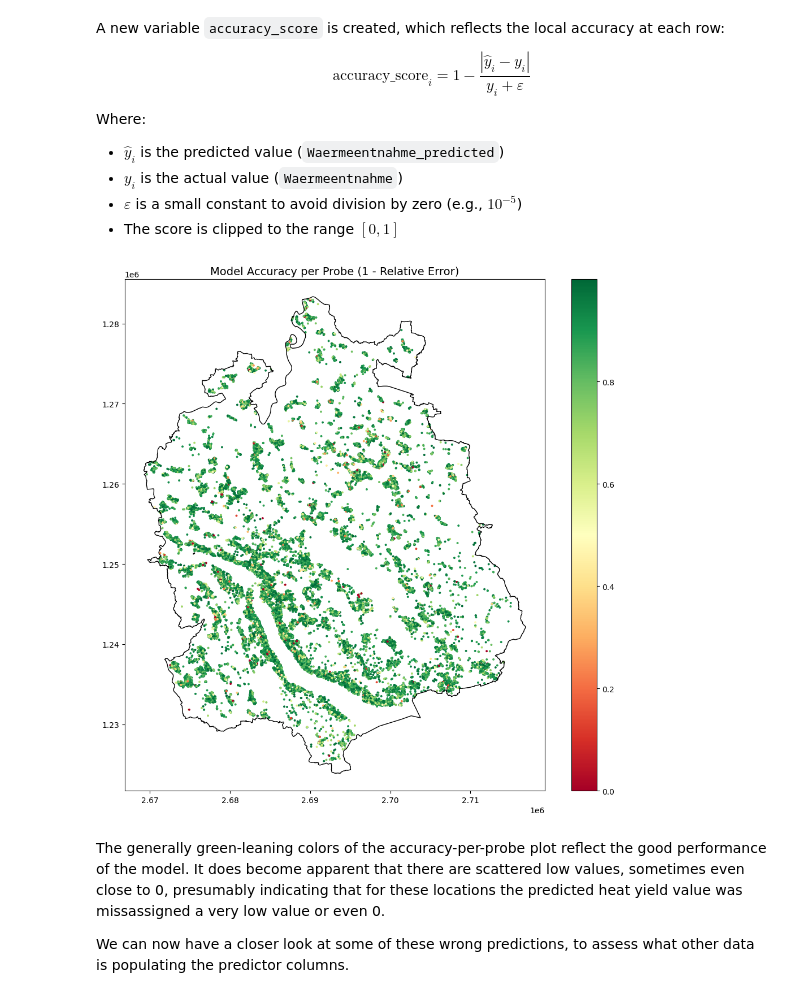
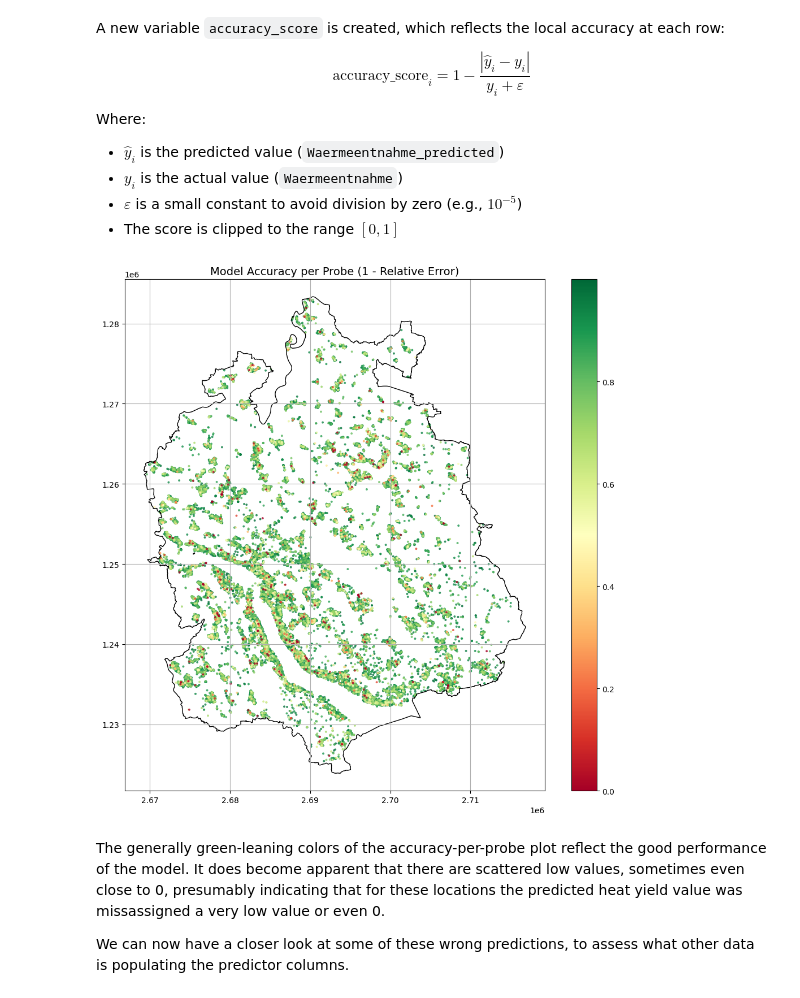
Before and after one commit to leinadher/GeoThesis, a Jupyter notebook: jupyter_notebooks/07_predictive_model.ipynb, the cells around one changed output. Cells and saved outputs as stored; diff of their text form; code cells hidden in the pictures.

```diff
--- a/jupyter_notebooks/06_predictive_model.ipynb
+++ b/jupyter_notebooks/07_predictive_model.ipynb
@@ -347,32 +359,45 @@ zh_geothermal_probes_gdf['accuracy_score'] = 1 - (
 
 # Clip values to [0, 1] for sanity
 zh_geothermal_probes_gdf['accuracy_score'] = zh_geothermal_probes_gdf['accuracy_score'].clip(0, 1)
+# %%
+# Load and ensure Zürich boundary is in LV95
+boundary_gdf = gpd.read_file("../data/raw/zh_boundary.geojson").to_crs("EPSG:2056")
+
+# Merge into single polygon
+boundary_polygon = boundary_gdf.geometry.union_all()  # Returns a single shapely object
 # %%
 fig, ax = plt.subplots(figsize=(10, 10))
 
 # Filter only points that have an accuracy score
 points_with_accuracy = zh_geothermal_probes_gdf.dropna(subset=['accuracy_score'])
 
+# Sort so lowest accuracy is plotted last (on top)
+points_sorted = points_with_accuracy.sort_values(by='accuracy_score', ascending=False)
+
 # Plot the points
-points_with_accuracy.plot(
+points_sorted.plot(
     ax=ax,
     column="accuracy_score",
     cmap="RdYlGn",
-    markersize=8,         # Adjust size as needed
+    markersize=8,
     legend=True,
     linewidth=0,
-    edgecolor="none"
+    edgecolor="none",
+    alpha=0.8
 )
 
 # Overlay canton boundary
 boundary_gdf.plot(ax=ax, facecolor="none", edgecolor="black", linewidth=1)
 
+ax.grid(True)
 plt.title("Model Accuracy per Probe (1 - Relative Error)", fontsize=14)
 plt.axis("equal")
 plt.tight_layout()
+plt.savefig("plots/07_04_accuracy_map.svg", format="svg", bbox_inches="tight")
+plt.savefig("plots/07_04_accuracy_map.png", format="png", dpi=300, bbox_inches="tight")
 plt.show()
 # %% [output]
-[figure, old version]
+[figure, new version]
 # %% [markdown]
 The generally green-leaning colors of the accuracy-per-probe plot reflect the good performance of the model. It does become apparent that there are scattered low values, sometimes even close to 0, presumably indicating that for these locations the predicted heat yield value was missassigned a very low value or even 0.
 
```
Also changed, not shown: parts of 8 cells of this notebook, 6 other files.
